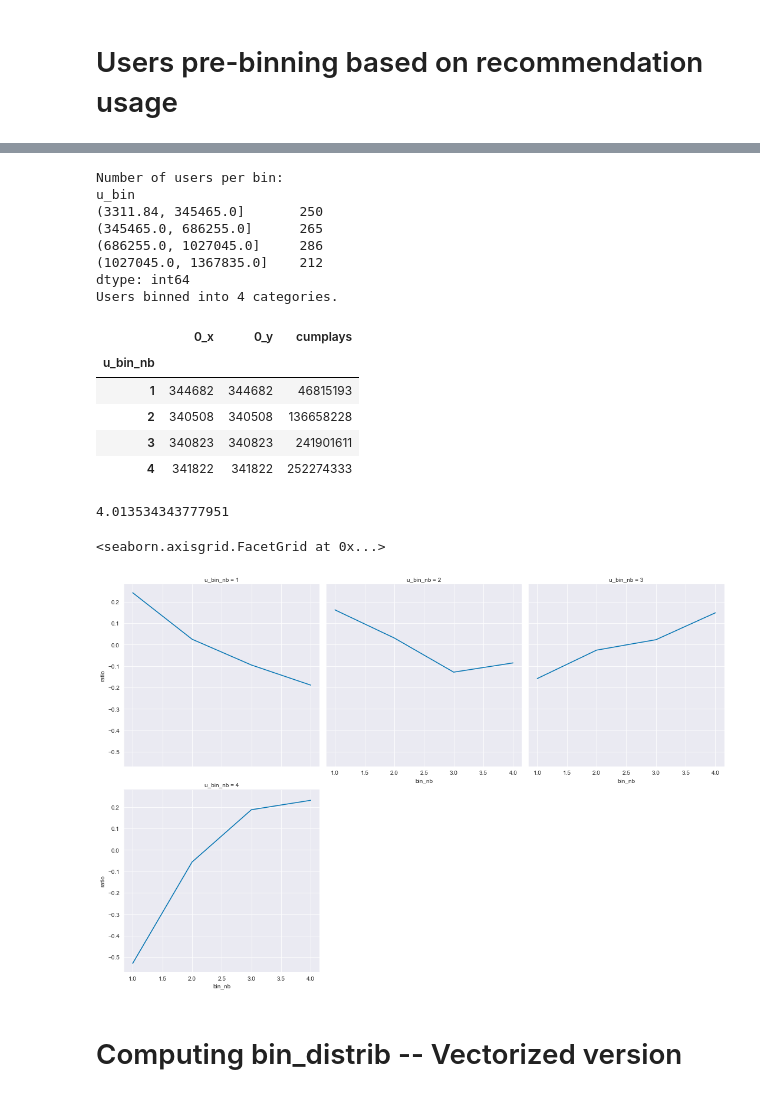
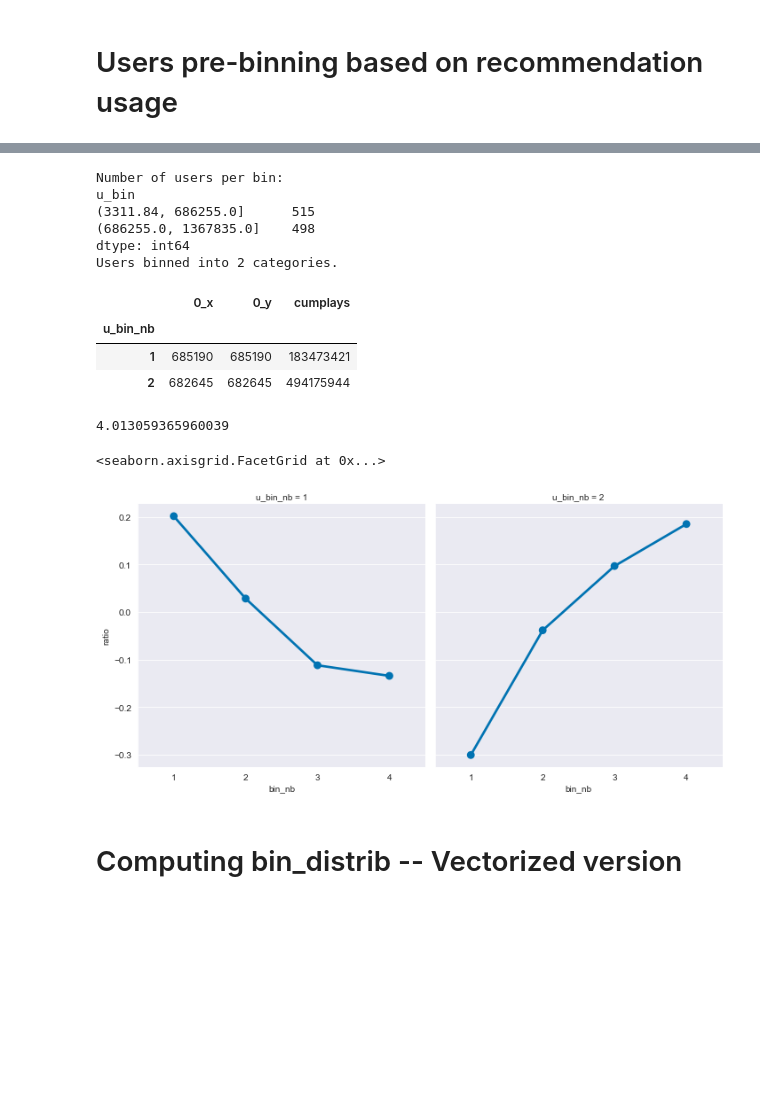
Before and after one commit to QuVil/cmb-recommendation, a Jupyter notebook: src/analysis/mainstream_tests.ipynb, the cells around one changed output, grey strips where cells are left out. Saved outputs shown, nothing was run; the diff lists cells and outputs as text; code cells hidden in the pictures; blank space fills up the shorter version.

Commit message:
0804 changes to graphs -- user bins reduced to 2

```diff
--- a/src/analysis/mainstream_tests.ipynb
+++ b/src/analysis/mainstream_tests.ipynb
@@ -209,5 +194,5 @@ users_reco
 # %%
-USER_BINS = 4
+USER_BINS = 2
 # Cutting into bins
 users_reco["u_bin"] = pd.cut(users_reco["cumplays"], USER_BINS, duplicates="drop")
 print(f"Number of users per bin: \n{users_reco.groupby('u_bin').size()}")
@@ -221,22 +206,18 @@ users_reco.drop(["u_bin", "rate"], axis=1, inplace=True)
 # %% [output]
 Number of users per bin:
 u_bin
-(3311.84, 345465.0]       250
-(345465.0, 686255.0]      265
-(686255.0, 1027045.0]     286
-(1027045.0, 1367835.0]    212
+(3311.84, 686255.0]      515
+(686255.0, 1367835.0]    498
 dtype: int64
-Users binned into 4 categories.
+Users binned into 2 categories.
 # %%
 # Amount of plays per user bin
 main_dist.groupby("user_id").sum().to_frame().merge(users_reco, left_on="user_id", right_on="user_id").groupby("u_bin_nb").sum()
 # %% [output]
 |  | 0_x | 0_y | cumplays |
 | u_bin_nb |  |  |  |
-| 1 | 344682 | 344682 | 46815193 |
-| 2 | 340508 | 340508 | 136658228 |
-| 3 | 340823 | 340823 | 241901611 |
-| 4 | 341822 | 341822 | 252274333 |
+| 1 | 685190 | 685190 | 183473421 |
+| 2 | 682645 | 682645 | 494175944 |
 # %%
 # Testing correctness of user frame ratios
 # user_frame = get_user_frame(main_dist, bin_distrib)
@@ -249,18 +230,17 @@ user_frame = get_user_frame(main_dist, bin_distrib).merge(users_reco, left_on="u
 user_bin_ratios = user_frame.groupby(["u_bin_nb", "bin_nb"])["ratio"].apply(np.mean).to_frame().reset_index()
 
 print(user_bin_ratios.groupby("u_bin_nb")["ratio"].sum().values.mean())
+
+# Log ratio
+user_bin_ratios["ratio"] = user_bin_ratios["ratio"].map(np.log)
 # %% [output]
-4.013534343777951
+4.013059365960039
 # %%
-# Log ratio
-user_bin_ratios["ratio"] = user_bin_ratios["ratio"].map(np.log)
-
-#Plotting the first users
-sns.relplot(x="bin_nb", y="ratio", kind="line", col="u_bin_nb", col_wrap=3, dashes=False, markers=True,
-            estimator=None, data=user_bin_ratios, legend=False)
+# Plotting the first users
+sns.catplot(x="bin_nb", y="ratio", kind="point", col="u_bin_nb", col_wrap=2, data=user_bin_ratios, legend=False)
 # %% [output]
 <seaborn.axisgrid.FacetGrid at 0x...>
-[figure, old version]
+[figure, new version]
 # %% [markdown]
 # Computing bin_distrib -- Vectorized version
 # %%
```
Also changed, not shown: parts of 9 cells of this notebook, 5 other files.
